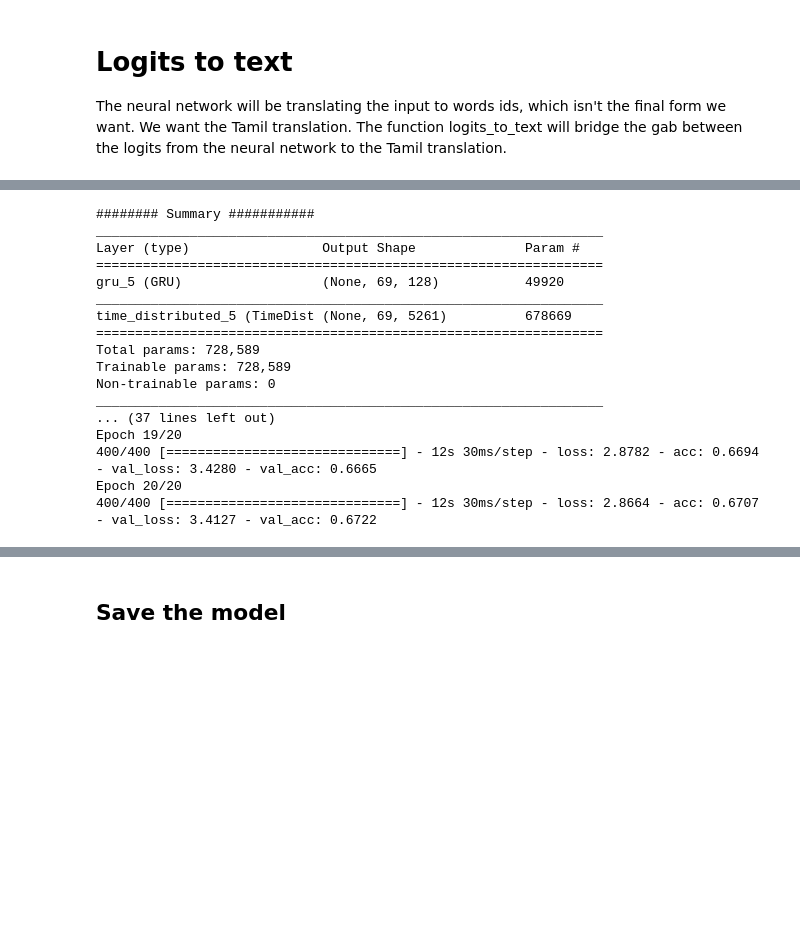
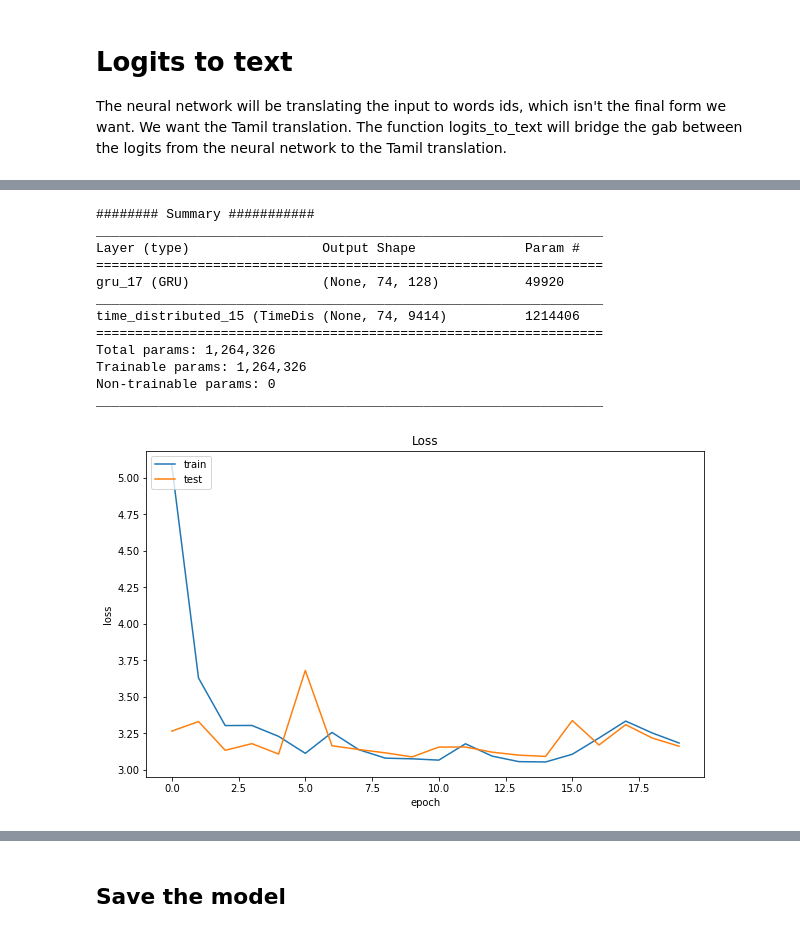
Before and after one commit to Sangarshanan/Neural-Language-Translation, a Jupyter notebook: Neural translation.ipynb, the cells around one changed output, grey strips where cells are left out. Cells and saved outputs as stored; diff of their text form; code cells hidden in the pictures; blank space fills up the shorter version.

```diff
--- a/Neural translation.ipynb
+++ b/Neural translation.ipynb
@@ -14,5 +17,5 @@ y = f.readlines()
 # %%
-x = x[-500:]
+x = x[-1000:]
 # %%
 len(x)
 # %% [output]
@@ -20,5 +23,5 @@ len(x)
 # %%
-y = y[-500:]
+y = y[-1000:]
 # %% [markdown]
 ### Text Pre-processing
 # %%
@@ -315,25 +323,35 @@ simple_rnn_model = simple_model(
     preproc_english_sentences.shape[1],
     engvocab+1,
     tamilvocab+1)
-if os.path.exists(os.path.join("cache", "simple_model.h5"))== False:
-    simple_rnn_model.fit(tmp_x, preproc_english_sentences, batch_size=1024, epochs=20, validation_split=0.2)
+
+###########LOAD MODEL IF IT EXISTS OR ELSE TRAIN THE MODEL################
+
+if os.path.exists(os.path.join("model", "translation.h5"))== False:
+    rnn = simple_rnn_model.fit(tmp_x, preproc_english_sentences, batch_size=100, epochs=20, validation_split=0.2)
 else:
-    simple_rnn_model = load_model(os.path.join("cache", "simple_model.h5"))
+    simple_rnn_model = load_model(os.path.join("model", "translation.h5"))
 # %% [output]
 ######## Summary ###########
 _________________________________________________________________
 Layer (type)                 Output Shape              Param #
 =================================================================
-gru_5 (GRU)                  (None, 69, 128)           49920
+gru_17 (GRU)                 (None, 74, 128)           49920
 _________________________________________________________________
-time_distributed_5 (TimeDist (None, 69, 5261)          678669
+time_distributed_15 (TimeDis (None, 74, 9414)          1214406
 =================================================================
-Total params: 728,589
-Trainable params: 728,589
+Total params: 1,264,326
+Trainable params: 1,264,326
 Non-trainable params: 0
 _________________________________________________________________
-... (37 lines left out)
-Epoch 19/20
-400/400 [==============================] - 12s 30ms/step - loss: 2.8782 - acc: 0.6694 - val_loss: 3.4280 - val_acc: 0.6665
-Epoch 20/20
-400/400 [==============================] - 12s 30ms/step - loss: 2.8664 - acc: 0.6707 - val_loss: 3.4127 - val_acc: 0.6722
+# %%
+import matplotlib.pyplot as plt
+plt.figure(figsize=(10,6))
+plt.plot(rnn.history['loss'])
+plt.plot(rnn.history['val_loss'])
+plt.title('Loss')
+plt.ylabel('loss')
+plt.xlabel('epoch')
+plt.legend(['train', 'test'], loc='upper left')
+plt.show()
+# %% [output]
+[figure, added]
```
Also changed, not shown: parts of 89 cells of this notebook, 5 other files.
